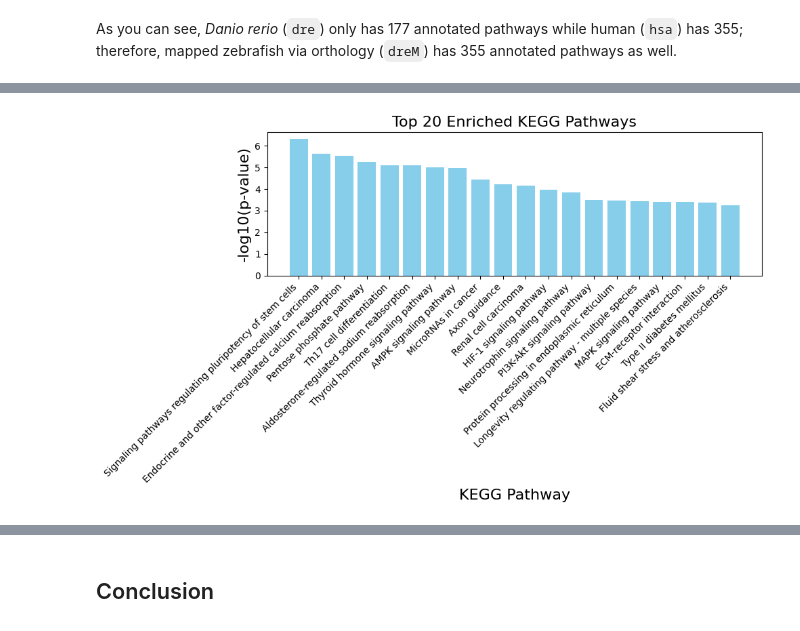
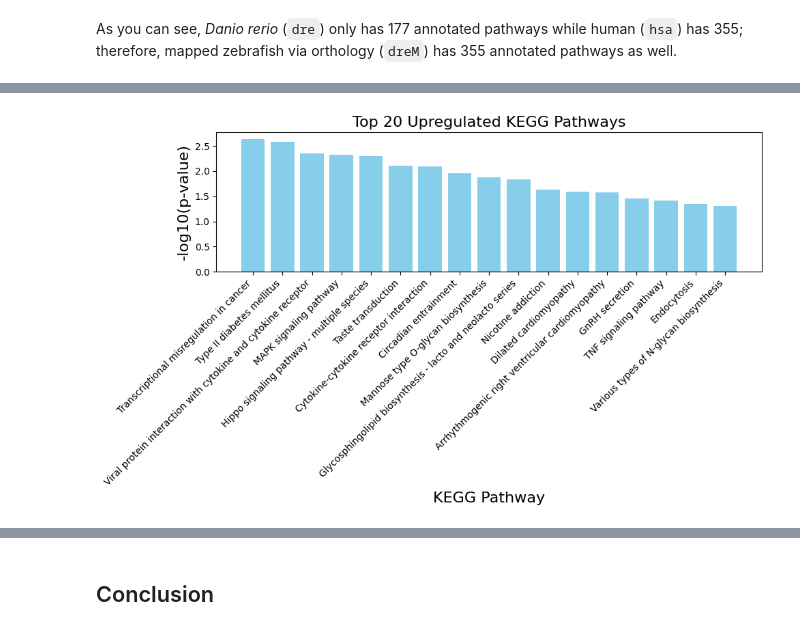
Before and after one commit to sdsucomptox/danrerlib, a Jupyter notebook: sphinx/tutorials/functional_enrichment.ipynb, the cells around one changed output, grey strips where cells are left out. Cells and saved outputs as stored; diff of their text form; code cells hidden in the pictures.

Commit message:
chang direction param

```diff
--- a/sphinx/tutorials/functional_enrichment.ipynb
+++ b/sphinx/tutorials/functional_enrichment.ipynb
@@ -645,10 +728,9 @@ organism_for_orthology = 'dreM'
 # %% [markdown]
 **Step 3:** Run enrichment function.
 # %%
-result = enrich(gene_universe = gene_universe_tpp,
+result = enrich_logistic(gene_universe = gene_universe_tpp,
                 gene_id_type = ncbi_id,
                 database = database_choice,
-                method = enrich_method,
                 org = organism_for_orthology
                 )
 # %% [markdown]
@@ -692,10 +774,10 @@ result.head(5)
 # %%
 # create a bar chart to visualize the enriched results
-enriched_results = result[result['Direction'] == 'enriched']
+upregulated_results = result[result['Direction'] == 'upregulated']
 
-enrichplots.bar_chart(enriched_results,
-                      title = 'Top 20 Enriched KEGG Pathways',
+enrichplots.bar_chart(upregulated_results,
+                      title = 'Top 20 Upregulated KEGG Pathways',
                       xlab = 'KEGG Pathway',
                       max_num_pathways=20)
 # %% [output]
-[figure, old version]
+[figure, new version]
```
Also changed, not shown: parts of 43 cells of this notebook, 3 other files.
